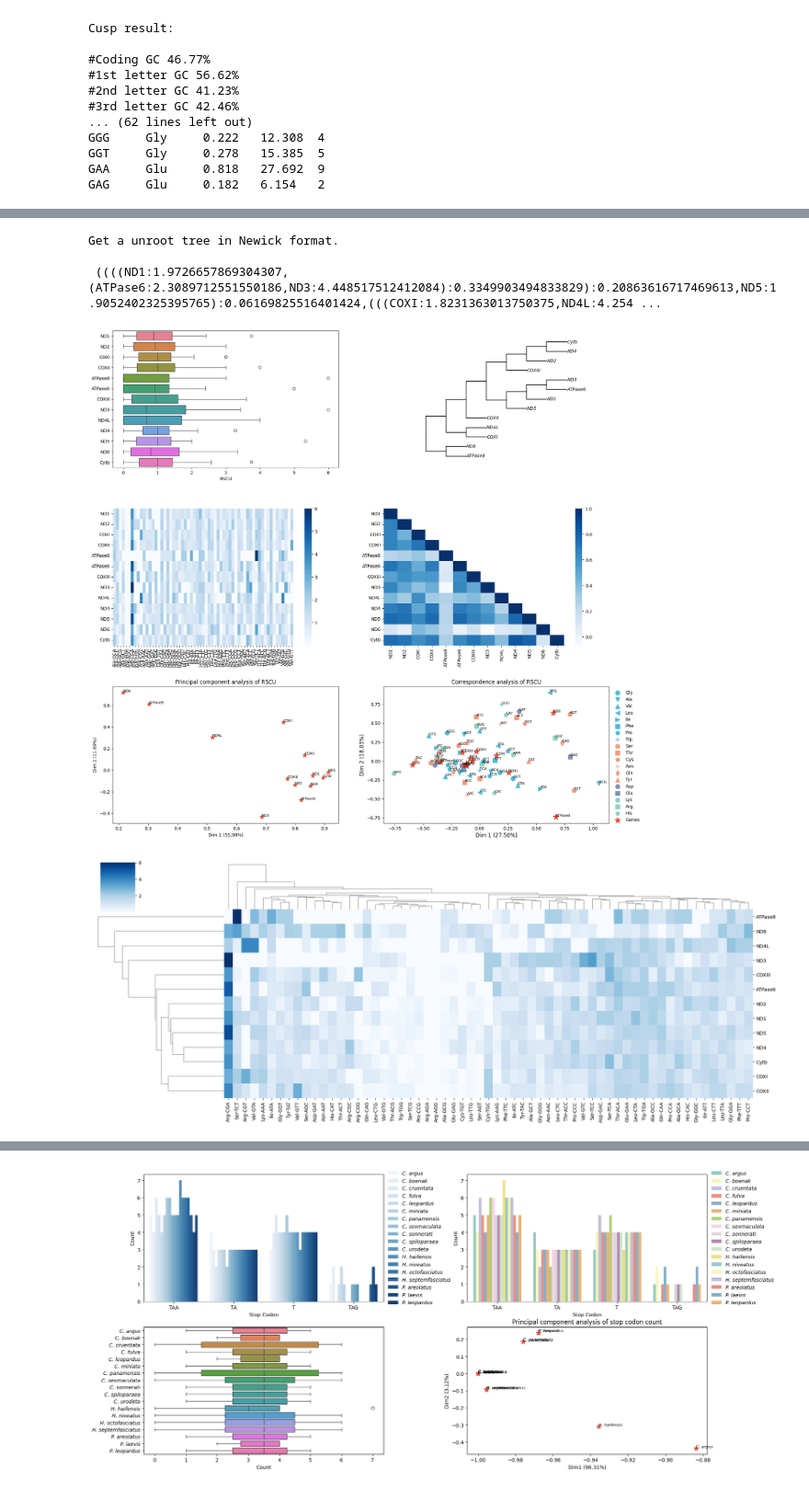
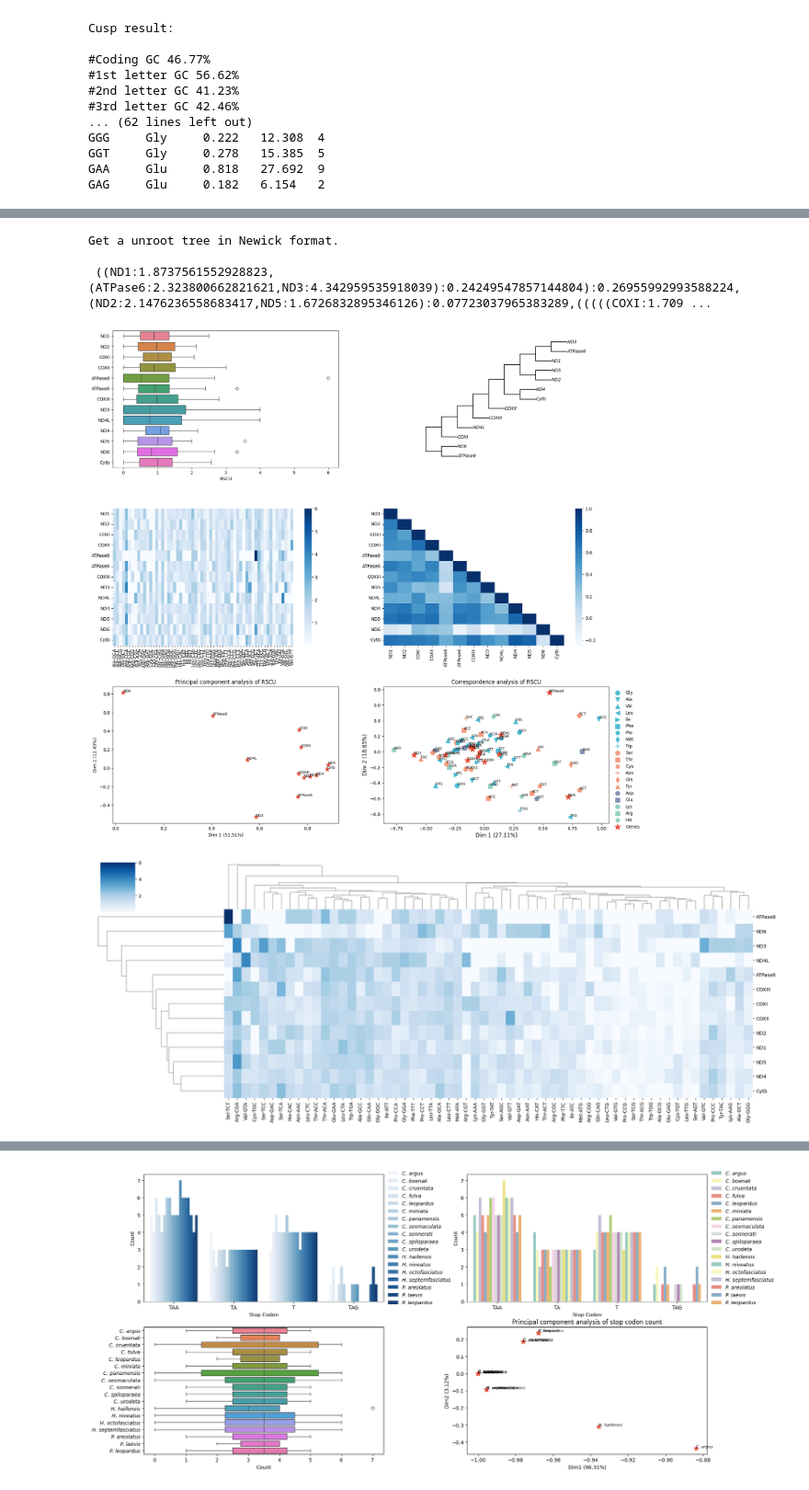
Before and after one commit to thecgs/pyCUBs, a Jupyter notebook: tutorial.ipynb, the cells around one changed output, grey strips where cells are left out. Shown at 92% size. Cells and saved outputs as stored; diff of their text form; code cells hidden in the pictures.

```diff
--- a/tutorial.ipynb
+++ b/tutorial.ipynb
@@ -189,27 +189,27 @@ codonW_result_df
 # %%
 # Example 8: Analysis of RSCU of each gene in a single species.
 
-RSCU_Single_Species = pycubs.RSCU_Single_Species_Analysis(file=data[0][1], genetic_code=4)
+RSCU_Single_Species = pycubs.RSCU_Single_Species_Analysis(file=data[0][1], genetic_code=2)
 
 fig, axs = plt.subplots(3,2, figsize=(20,20))
 plt.subplots_adjust(hspace=0.3)
 
 RSCU_Single_Species.draw_boxplot(ax=axs[0][0])
 RSCU_Single_Species.draw_tree_plot(ax=axs[0][1], tree_method='nj') # Draw a genes tree based on RSCU and use the NJ method.
 print('Get a unroot tree in Newick format. \n\n',
       RSCU_Single_Species.get_tree_newick_string(tree_method='nj', outgroup=None))
 RSCU_Single_Species.draw_heatmap(ax=axs[1][0])
 RSCU_Single_Species.draw_pearson_heatmap(ax=axs[1][1])
 RSCU_Single_Species.draw_PCA_plot(ax=axs[2][0])
 RSCU_Single_Species.draw_COA_plot(ax=axs[2][1])
 
 RSCU_Single_Species.draw_clustermap(figsize=(20, 8))
 # %% [output]
 Get a unroot tree in Newick format.
 
- ((((ND1:1.9726657869304307,(ATPase6:2.3089712551550186,ND3:4.448517512412084):0.3349903494833829):0.20863616717469613,ND5:1.9052402325395765):0.06169825516401424,(((COXI:1.8231363013750375,ND4L:4.254 ...
+ ((ND1:1.8737561552928823,(ATPase6:2.323800662821621,ND3:4.342959535918039):0.24249547857144804):0.26955992993588224,(ND2:2.1476236558683417,ND5:1.6726832895346126):0.07723037965383289,(((((COXI:1.709 ...
-[figure, old version]
+[figure, new version]
-[figure, old version]
+[figure, new version]
 # %%
 # Example 9: RSCU of multiple species analysis.
 
```
Also changed, not shown: parts of 9 cells of this notebook.
